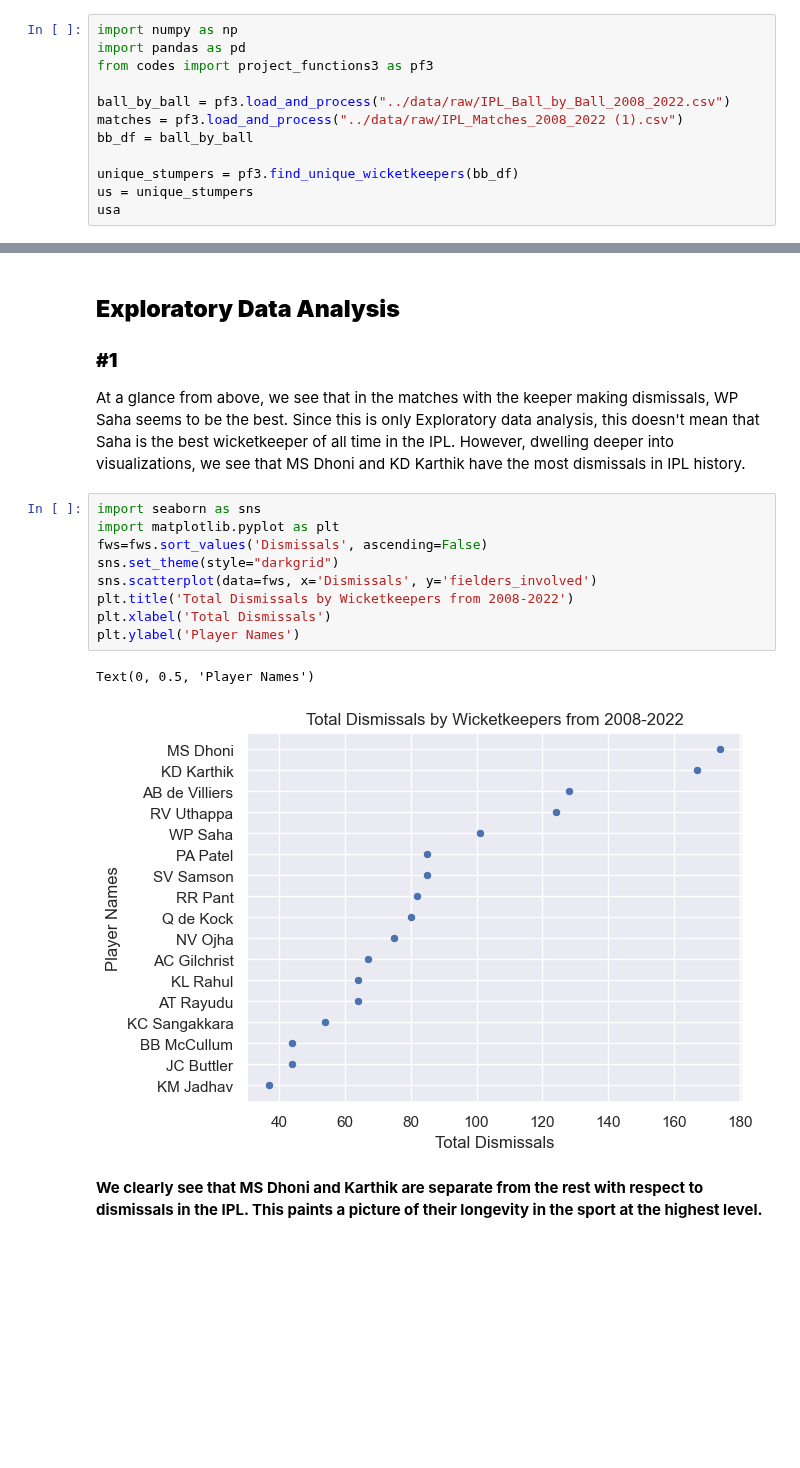
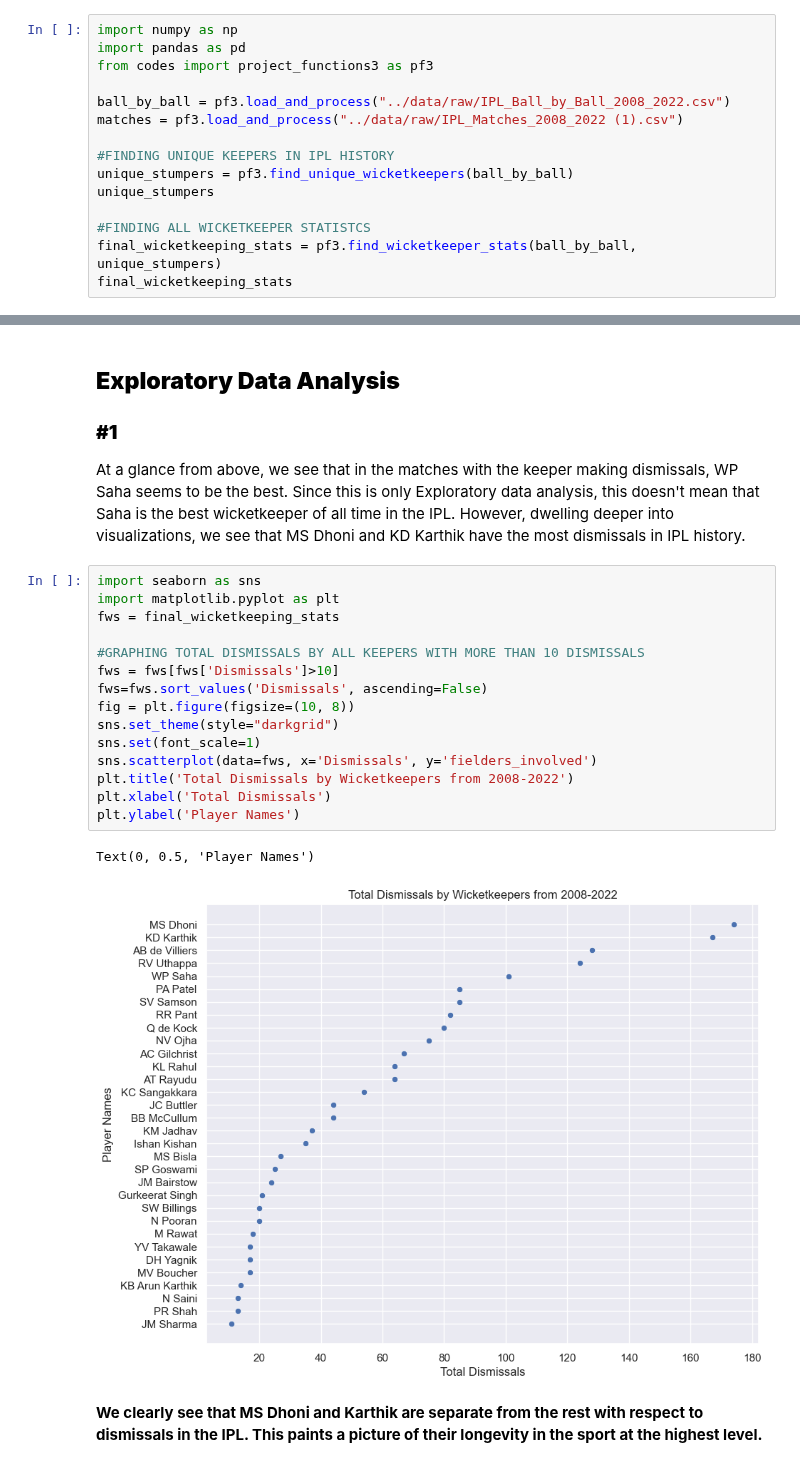
Before and after one commit to ubco-W2022T2-data301/project-group-group60, a Jupyter notebook: analysis/analysis3.ipynb, the cells around one changed output, grey strips where cells are left out. Cells and saved outputs as stored; diff of their text form; blank space fills up the shorter version.

```diff
--- a/analysis/analysis3.ipynb
+++ b/analysis/analysis3.ipynb
@@ -14,9 +14,12 @@ from codes import project_functions3 as pf3
 
 ball_by_ball = pf3.load_and_process("../data/raw/IPL_Ball_by_Ball_2008_2022.csv")
 matches = pf3.load_and_process("../data/raw/IPL_Matches_2008_2022 (1).csv")
-bb_df = ball_by_ball
 
-unique_stumpers = pf3.find_unique_wicketkeepers(bb_df)
-us = unique_stumpers
-usa
+#FINDING UNIQUE KEEPERS IN IPL HISTORY
+unique_stumpers = pf3.find_unique_wicketkeepers(ball_by_ball)
+unique_stumpers
+
+#FINDING ALL WICKETKEEPER STATISTCS
+final_wicketkeeping_stats = pf3.find_wicketkeeper_stats(ball_by_ball, unique_stumpers)
+final_wicketkeeping_stats
 # %% [output]
@@ -79,15 +56,21 @@ However, dwelling deeper into visualizations, we see that MS Dhoni and KD Karthi
 # %%
 import seaborn as sns
 import matplotlib.pyplot as plt
+fws = final_wicketkeeping_stats
+
+#GRAPHING TOTAL DISMISSALS BY ALL KEEPERS WITH MORE THAN 10 DISMISSALS
+fws = fws[fws['Dismissals']>10]
 fws=fws.sort_values('Dismissals', ascending=False)
+fig = plt.figure(figsize=(10, 8))
 sns.set_theme(style="darkgrid")
+sns.set(font_scale=1)
 sns.scatterplot(data=fws, x='Dismissals', y='fielders_involved')
 plt.title('Total Dismissals by Wicketkeepers from 2008-2022')
 plt.xlabel('Total Dismissals')
 plt.ylabel('Player Names')
 # %% [output]
 Text(0, 0.5, 'Player Names')
-[figure, old version]
+[figure, new version]
 # %% [markdown]
 **We clearly see that MS Dhoni and Karthik are separate from the rest with respect to dismissals in the IPL. This paints a picture of their longevity in the sport at the highest level.**
 # %% [markdown]
```
Also changed, not shown: parts of 29 cells of this notebook, 3 other files.
